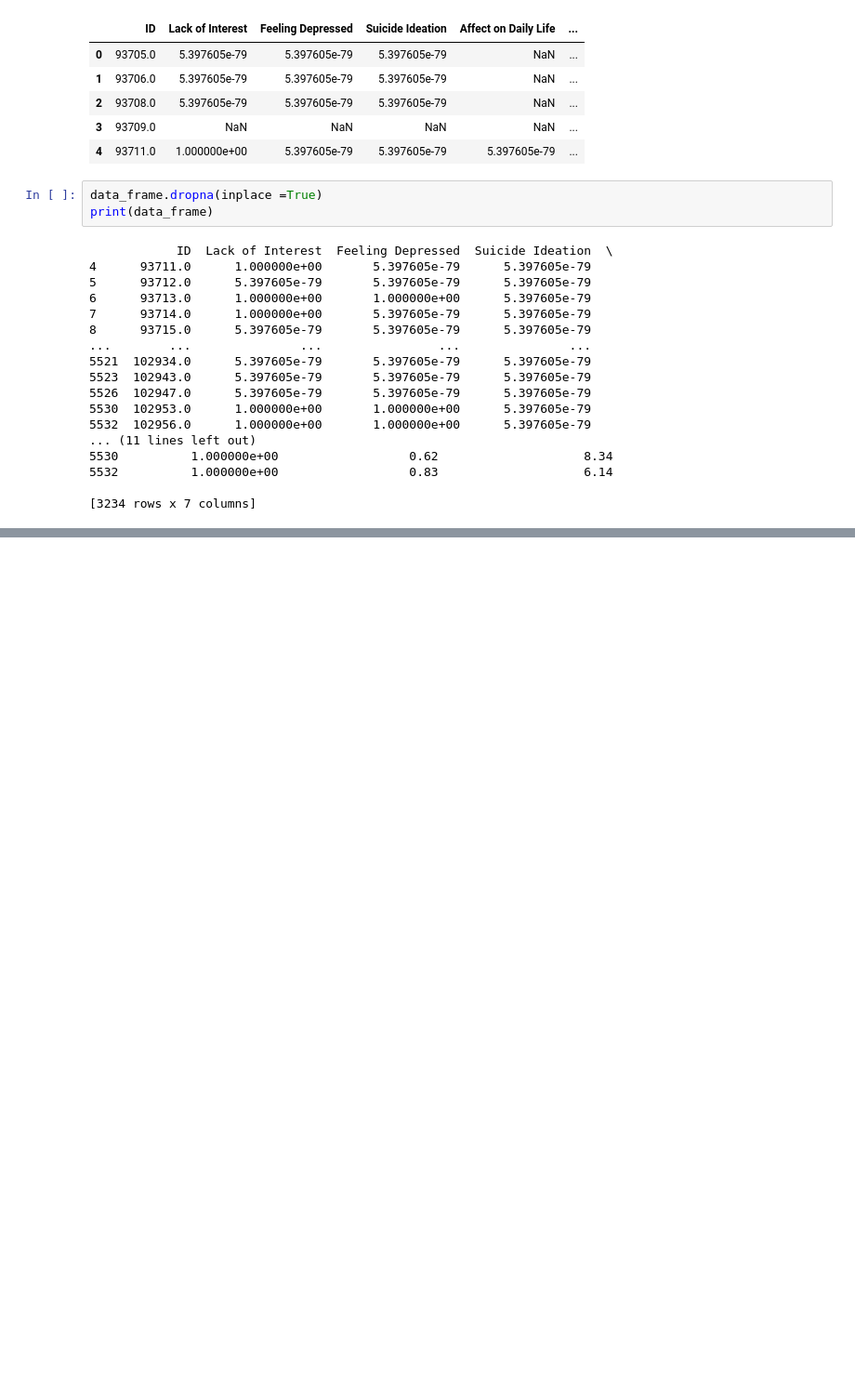
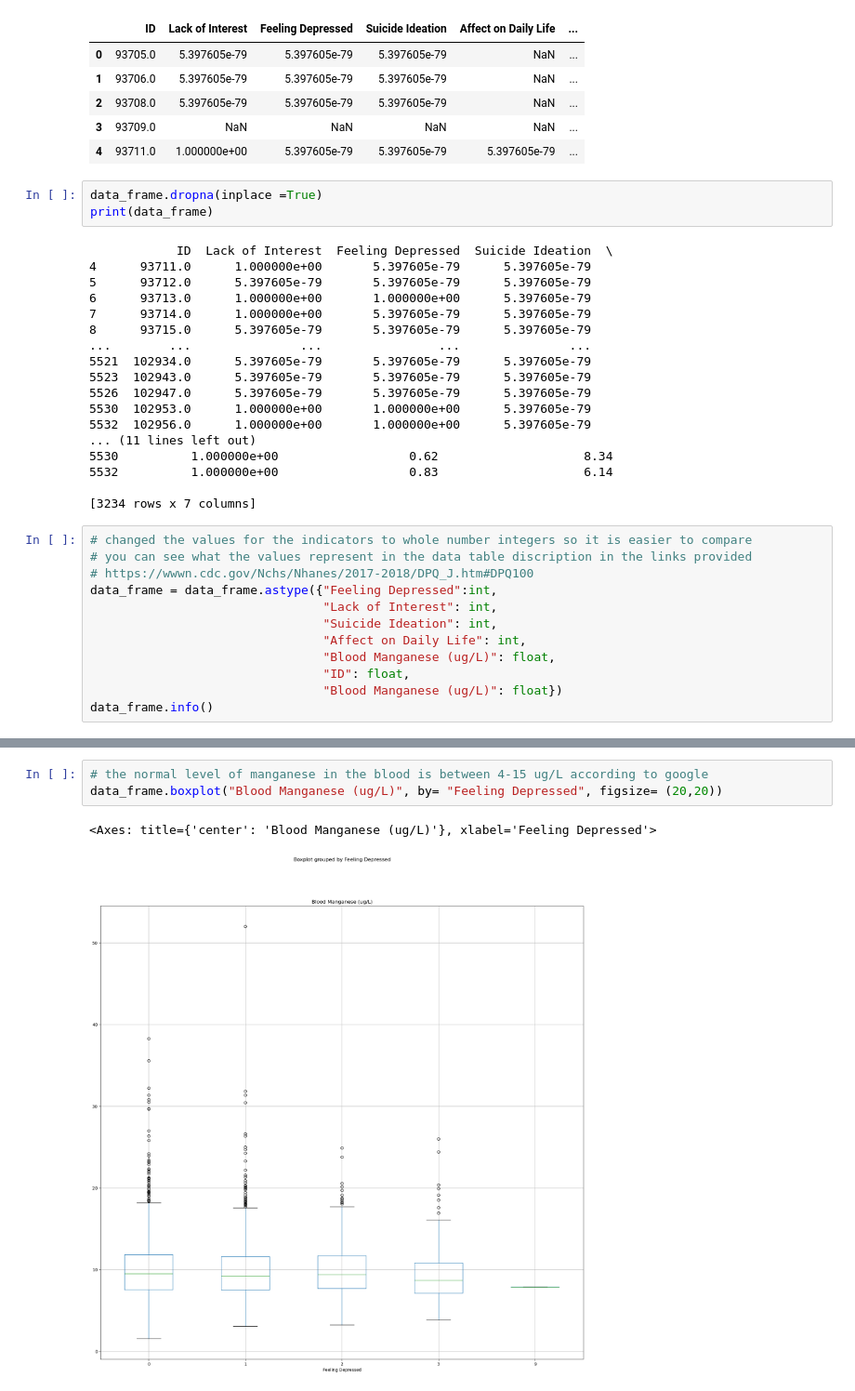
Before and after one commit to jenilyv/Project, a Jupyter notebook: Project_1.ipynb, the cells around one changed output, grey strips where cells are left out. Shown: that part at 93% size. Drawn from its saved outputs; the diff is of its cells as text; blank space fills up the shorter version.

```diff
--- a/Project_1.ipynb
+++ b/Project_1.ipynb
@@ -123,3 +132,15 @@ print(data_frame)
 5532          1.000000e+00                  0.83                    6.14
 
 [3234 rows x 7 columns]
+# %%
+# changed the values for the indicators to whole number integers so it is easier to compare
+# you can see what the values represent in the data table discription in the links provided
+# https://wwwn.cdc.gov/Nchs/Nhanes/2017-2018/DPQ_J.htm#DPQ100
+data_frame = data_frame.astype({"Feeling Depressed":int,
+                                "Lack of Interest": int,
+                                "Suicide Ideation": int,
+                                "Affect on Daily Life": int,
+                                "Blood Manganese (ug/L)": float,
+                                "ID": float,
+                                "Blood Manganese (ug/L)": float})
+data_frame.info()
@@ -125,0 +162,6 @@ print(data_frame)
+# %%
+# the normal level of manganese in the blood is between 4-15 ug/L according to google
+data_frame.boxplot("Blood Manganese (ug/L)", by= "Feeling Depressed", figsize= (20,20))
+# %% [output]
+<Axes: title={'center': 'Blood Manganese (ug/L)'}, xlabel='Feeling Depressed'>
+[figure, added]
```
Also changed, not shown: parts of 7 cells of this notebook.
